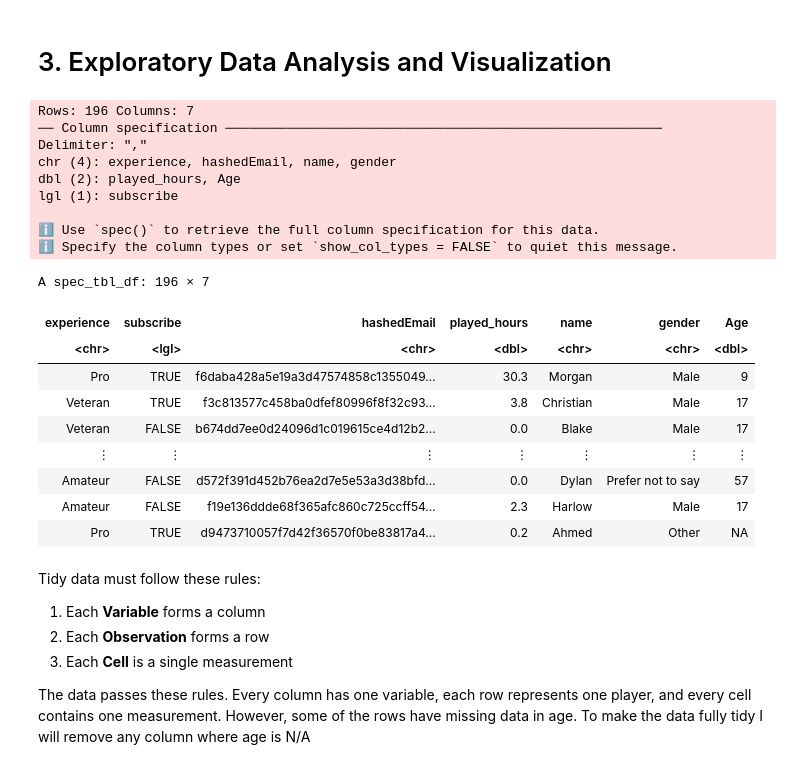
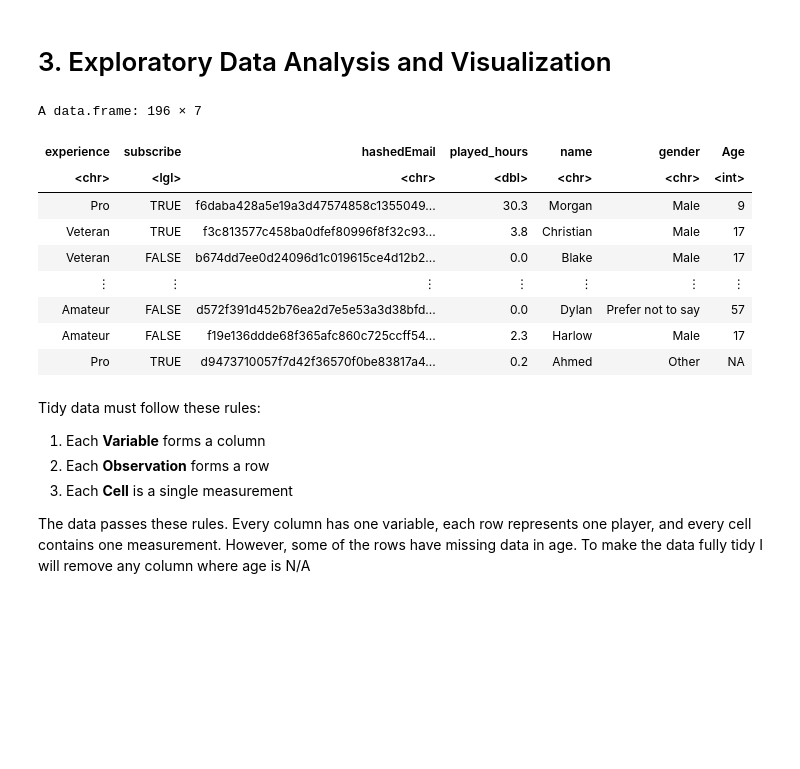
Before and after one commit to cohenp/individual_project_proposal_work, a Jupyter notebook: project_planning_individual_report.ipynb, the cells around one changed output. Drawn from its saved outputs; the diff is of its cells as text; code cells hidden in the pictures; blank space fills up the shorter version.

Commit message:
read_csv
changed to link for reproducibility, added link to git repo

```diff
--- a/project_planning_individual_report.ipynb
+++ b/project_planning_individual_report.ipynb
@@ -86,22 +107,13 @@ This analysis will use only the *players.csv* dataset. To predict the subscribe
 # %% [markdown]
 # 3. Exploratory Data Analysis and Visualization
 # %%
-players <- read_csv("players.csv")
+players <- read.csv("https://raw.githubusercontent.com/cohenp/individual_project_proposal_work/25da2b178508bdabf76ebf86cc6da05cd491a09e/players.csv")
 
 players
 # %% [output]
-Rows: 196 Columns: 7
-── Column specification ────────────────────────────────────────────────────────
-Delimiter: ","
-chr (4): experience, hashedEmail, name, gender
-dbl (2): played_hours, Age
-lgl (1): subscribe
-
-ℹ Use `spec()` to retrieve the full column specification for this data.
-ℹ Specify the column types or set `show_col_types = FALSE` to quiet this message.
+A data.frame: 196 × 7
-A spec_tbl_df: 196 × 7
 | experience | subscribe | hashedEmail | played_hours | name | gender | Age |
-| <chr> | <lgl> | <chr> | <dbl> | <chr> | <chr> | <dbl> |
+| <chr> | <lgl> | <chr> | <dbl> | <chr> | <chr> | <int> |
 | Pro | TRUE | f6daba428a5e19a3d47574858c1355049... | 30.3 | Morgan | Male | 9 |
 | Veteran | TRUE | f3c813577c458ba0dfef80996f8f32c93... | 3.8 | Christian | Male | 17 |
 | Veteran | FALSE | b674dd7ee0d24096d1c019615ce4d12b2... | 0.0 | Blake | Male | 17 |
```
Also changed, not shown: parts of 4 cells of this notebook.
